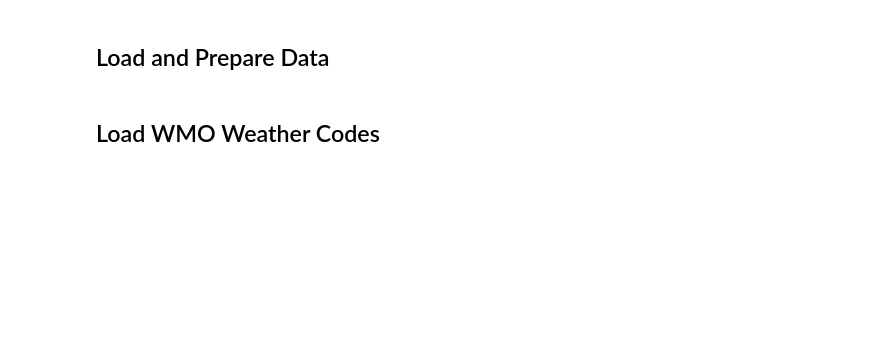
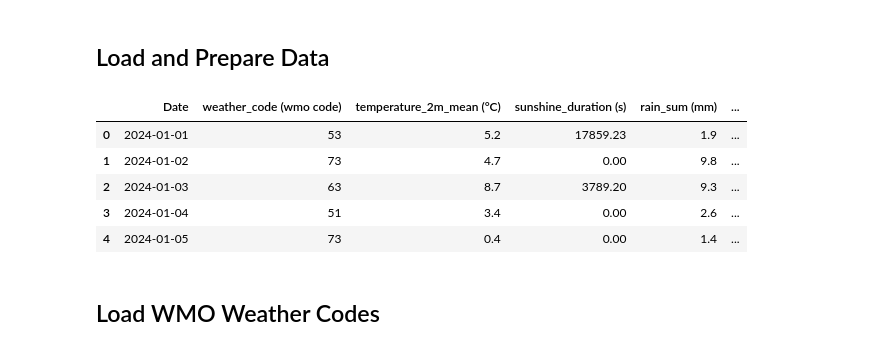
Before and after one commit to Lennartstachowiak/future-proof, a Jupyter notebook: notebooks/berlin_weather_visualization.ipynb, the cells around one changed output. Saved outputs shown, nothing was run; the diff lists cells and outputs as text; code cells hidden in the pictures; blank space fills up the shorter version.

```diff
--- a/notebooks/berlin_weather_visualization.ipynb
+++ b/notebooks/berlin_weather_visualization.ipynb
@@ -23,24 +21,19 @@ ModuleNotFoundError: No module named 'pandas'
 # %%
 # Load the Berlin weather data
 weather_data_path = 'datasets/berlin_weather_2024.csv'
 df = pd.read_csv(weather_data_path, sep=';')
 
 # Convert date to datetime
 df['Date'] = pd.to_datetime(df['Date'])
 
-# Display basic information about the dataset
-print('Dataset shape:', df.shape)
-print('
-First few rows:')
-display(df.head())
-
-print('
-Data types:')
-display(df.dtypes)
-
-print('
-Summary statistics:')
-display(df.describe())
+df.head()
+# %% [output]
+|  | Date | weather_code (wmo code) | temperature_2m_mean (°C) | sunshine_duration (s) | rain_sum (mm) | ... |
+| 0 | 2024-01-01 | 53 | 5.2 | 17859.23 | 1.9 | ... |
+| 1 | 2024-01-02 | 73 | 4.7 | 0.00 | 9.8 | ... |
+| 2 | 2024-01-03 | 63 | 8.7 | 3789.20 | 9.3 | ... |
+| 3 | 2024-01-04 | 51 | 3.4 | 0.00 | 2.6 | ... |
+| 4 | 2024-01-05 | 73 | 0.4 | 0.00 | 1.4 | ... |
 # %% [markdown]
 ## Load WMO Weather Codes
 # %%
```
Also changed, not shown: parts of 5 cells of this notebook, 13 other files.
